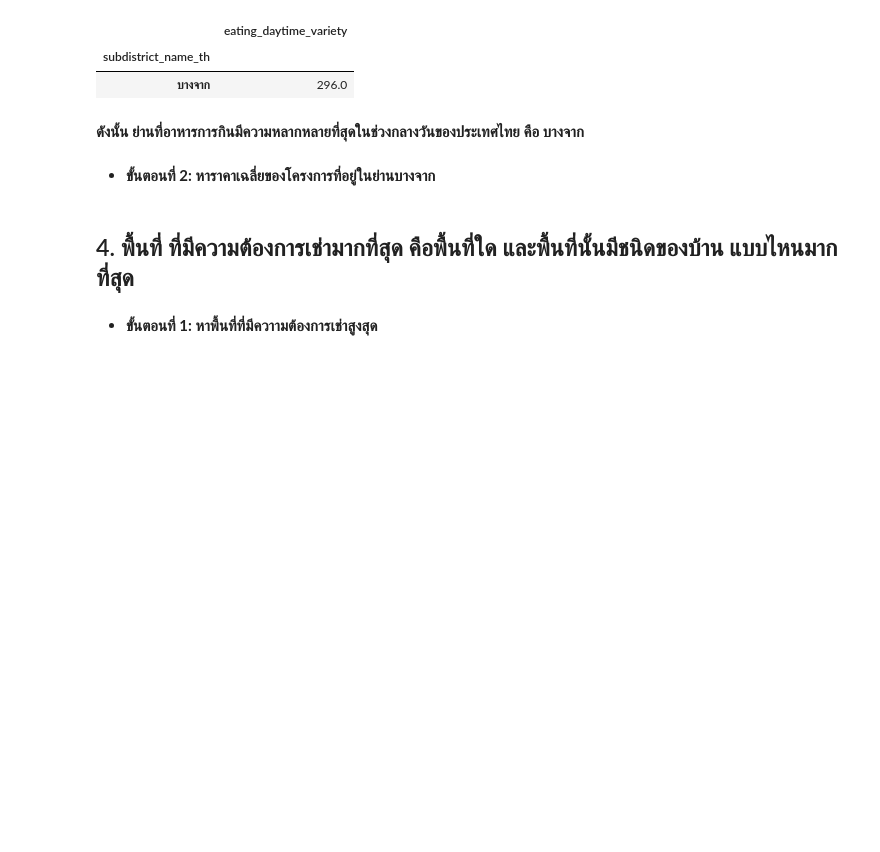
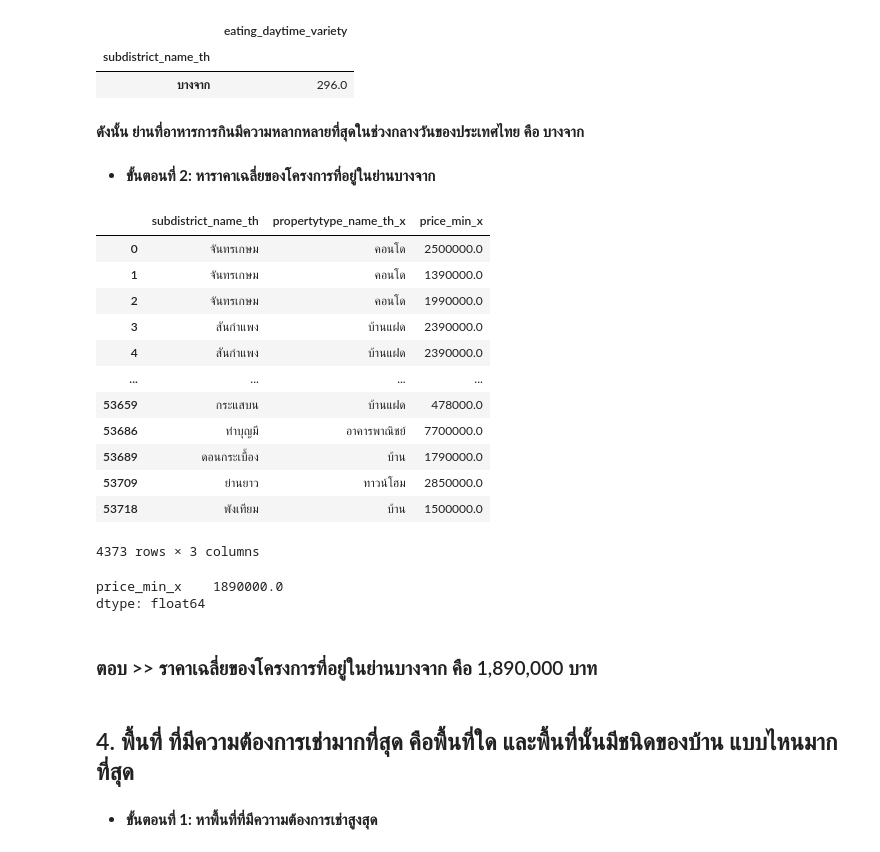
Before and after one commit to NewtonSawitta/BasicProg_DataViz65, a Jupyter notebook: midterm65.ipynb, the cells around one changed output. Drawn from its saved outputs; the diff is of its cells as text; code cells hidden in the pictures; blank space fills up the shorter version.

```diff
--- a/midterm65.ipynb
+++ b/midterm65.ipynb
@@ -166,6 +225,30 @@ E[E['eating_daytime_variety']>=296.0]
 **ดังนั้น ย่านที่อาหารการกินมีความหลากหลายที่สุดในช่วงกลางวันของประเทศไทย คือ บางจาก**
 # %% [markdown]
 - **ขั้นตอนที่ 2: หาราคาเฉลี่ยของโครงการที่อยู่ในย่านบางจาก**
+# %%
+UP3 = UP.groupby('subdistrict_name_th')[['subdistrict_name_th','propertytype_name_th_x','price_min_x']].head()  # ทำการ Groupby พื้นที่กับโครงการ
+UP3
+# %% [output]
+|  | subdistrict_name_th | propertytype_name_th_x | price_min_x |
+| 0 | จันทรเกษม | คอนโด | 2500000.0 |
+| 1 | จันทรเกษม | คอนโด | 1390000.0 |
+| 2 | จันทรเกษม | คอนโด | 1990000.0 |
+| 3 | สันกำแพง | บ้านแฝด | 2390000.0 |
+| 4 | สันกำแพง | บ้านแฝด | 2390000.0 |
+| ... | ... | ... | ... |
+| 53659 | กระแสบน | บ้านแฝด | 478000.0 |
+| 53686 | ท่าบุญมี | อาคารพาณิชย์ | 7700000.0 |
+| 53689 | ดอนกระเบื้อง | บ้าน | 1790000.0 |
+| 53709 | ย่านยาว | ทาวน์โฮม | 2850000.0 |
+| 53718 | พังเทียม | บ้าน | 1500000.0 |
+4373 rows × 3 columns
+# %%
+UP3[UP3['subdistrict_name_th']== 'บางจาก'].mean()
+# %% [output]
+price_min_x    1890000.0
+dtype: float64
+# %% [markdown]
+### ตอบ >> ราคาเฉลี่ยของโครงการที่อยู่ในย่านบางจาก คือ 1,890,000 บาท
 # %% [markdown]
 ## 4. พื้นที่ ที่มีความต้องการเช่ามากที่สุด คือพื้นที่ใด และพื้นที่นั้นมีชนิดของบ้าน แบบไหนมากที่สุด
 # %% [markdown]
```
Also changed, not shown: parts of 11 cells of this notebook.
